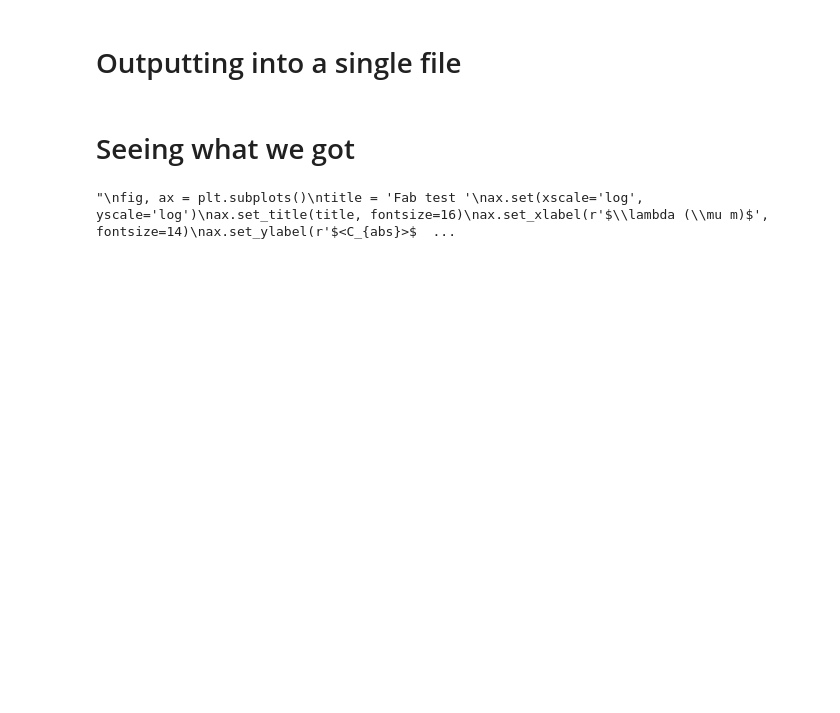
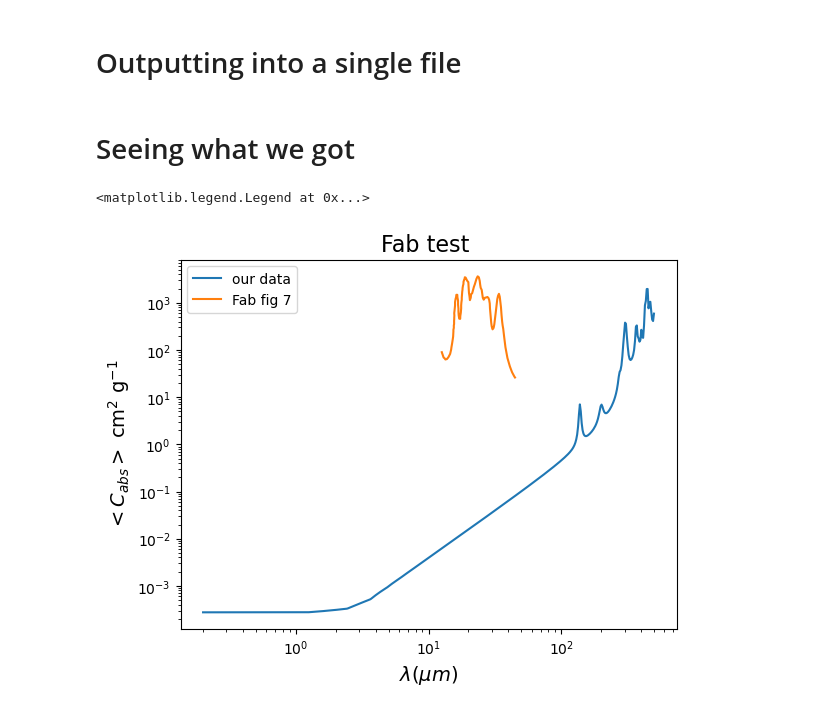
Before and after one commit to astroseandillon/Sean-Dusty, a Jupyter notebook: probability_shape_distributions.ipynb, the cells around one changed output. Drawn from its saved outputs; the diff is of its cells as text; code cells hidden in the pictures; blank space fills up the shorter version.

```diff
--- a/probability_shape_distributions.ipynb
+++ b/probability_shape_distributions.ipynb
@@ -74,7 +74,7 @@ q = 3.5
 
 r_integral = spit.quad(volume_integrand_mrn, rmin, rmax, args=q)
 r_average = ((1/(rmax - rmin)) * r_integral[0])**(1/-q)
-v_avg = (4./3.) * np.pi * r_average**3
+v_avg = (4./3.) * np.pi * (r_average*1e-4)**3
 # %% [markdown]
 ### creates function that calculates Sigma, defined in eq 13 in Min et al 2003
 # %%
@@ -223,23 +230,27 @@ f.close()
 # Seeing what we got
 # %%
 # lam_new, cab_new, csa_new =
-# x,y = np.loadtxt('cde1_fab01_fig7_olivine.csv', delimiter='\l',unpack=True, skiprows=1, usecols=[0,1])
+# x,y = np.loadtxt('cde1_fab01_fig7_olivine.csv', delimiter='\n',unpack=True, skiprows=1, usecols=[0,1])
 # lam_old, cab_old, csa_old = np.loadtxt('oli10oli10oli10.dat', unpack=True)
-data=np.loadtxt('cde1_fab01_fig7_olivine.csv',usecols=[0,1],skiprows=8, delimiter=',')
+data =np.loadtxt('cde1_fab01_fig7_olivine.csv',usecols=[0,1],skiprows=8, delimiter=',')
+x = data[:,0]
+y = data[:,1]
 
-'''
+newlam, cabs, csca = np.loadtxt('avg array.txt', delimiter='\t', unpack=True)
+k = cabs/(3.33*v_avg)
+
 fig, ax = plt.subplots()
 title = 'Fab test '
 ax.set(xscale='log', yscale='log')
 ax.set_title(title, fontsize=16)
 ax.set_xlabel(r'$\lambda (\mu m)$', fontsize=14)
 ax.set_ylabel(r'$<C_{abs}>$ cm$^{2}$ g$^{-1}$', fontsize=14)
-# ax.plot(lam_old, cab_old, label='our data')
+ax.plot(newlam, k, label='our data')
 ax.plot(x,y, label='Fab fig 7')
 # ax.plot(wavelen, np.array((cabs_ercde)), label='ERCDE')
 ax.legend()
-'''
 # %% [output]
-"\nfig, ax = plt.subplots()\ntitle = 'Fab test '\nax.set(xscale='log', yscale='log')\nax.set_title(title, fontsize=16)\nax.set_xlabel(r'$\\lambda (\\mu m)$', fontsize=14)\nax.set_ylabel(r'$<C_{abs}>$  ...
+<matplotlib.legend.Legend at 0x...>
+[figure, added]
 # %%
 plt.close('all')
```
Also changed, not shown: parts of 2 cells of this notebook, 6 other files.
